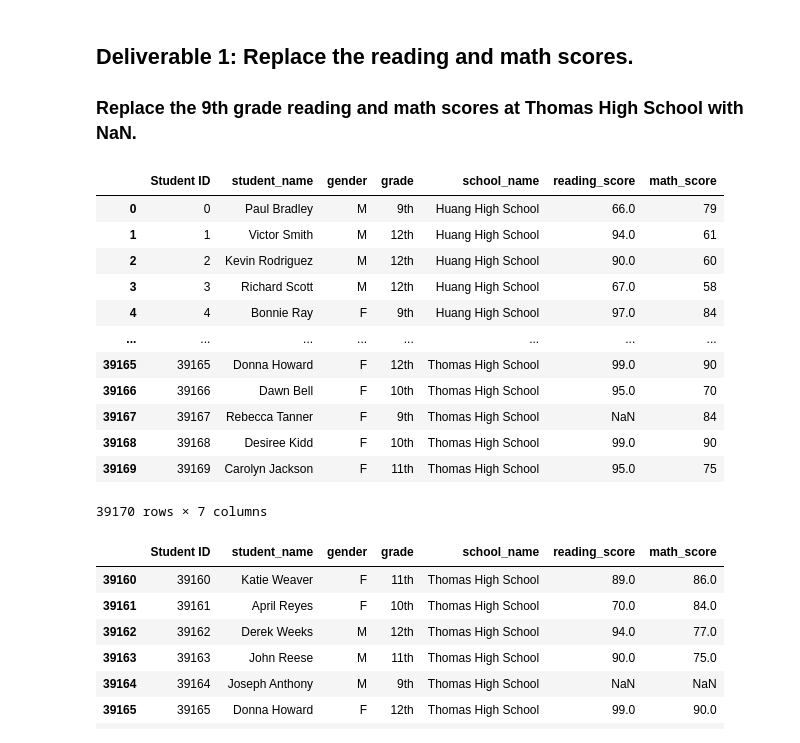
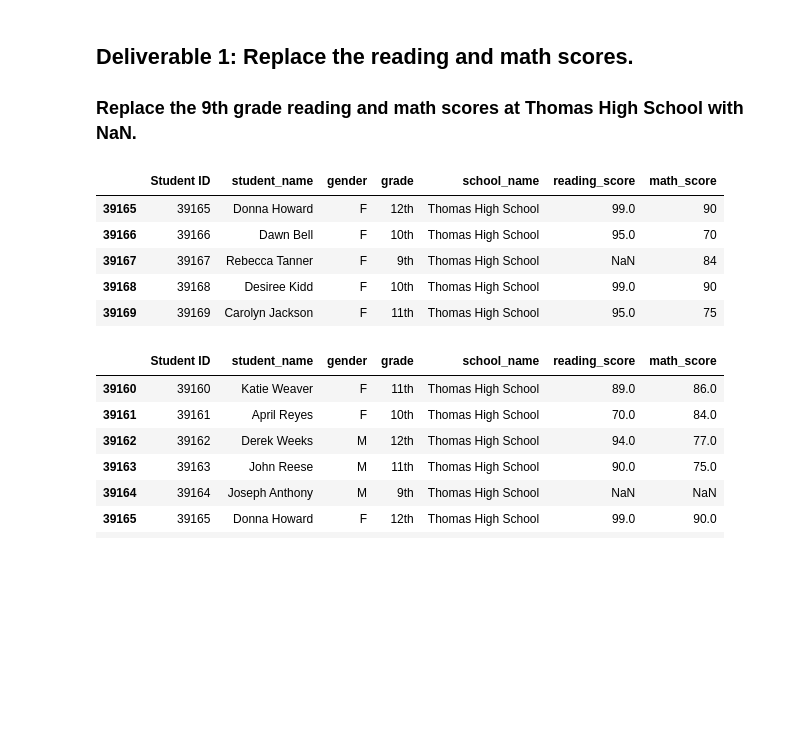
Before and after one commit to TAYLORYINGBHANDARI/School_District_Analysis., a Jupyter notebook: PyCitySchools_Challenge.ipynb, the cells around one changed output. Drawn from its saved outputs; the diff is of its cells as text; code cells hidden in the pictures; blank space fills up the shorter version.

```diff
--- a/PyCitySchools_Challenge.ipynb
+++ b/PyCitySchools_Challenge.ipynb
@@ -43,23 +35,16 @@ import numpy as np
 # %%
 # Step 2. Use the loc method on the student_data_df to select all the reading scores from the 9th grade at Thomas High School and replace them with NaN.
 student_data_df.loc[(student_data_df["grade"] == "9th") & (student_data_df["school_name"] == "Thomas High School")
                      , "reading_score"]=np.nan
 
-student_data_df
+student_data_df.tail()
 # %% [output]
 |  | Student ID | student_name | gender | grade | school_name | reading_score | math_score |
-| 0 | 0 | Paul Bradley | M | 9th | Huang High School | 66.0 | 79 |
-| 1 | 1 | Victor Smith | M | 12th | Huang High School | 94.0 | 61 |
-| 2 | 2 | Kevin Rodriguez | M | 12th | Huang High School | 90.0 | 60 |
-| 3 | 3 | Richard Scott | M | 12th | Huang High School | 67.0 | 58 |
-| 4 | 4 | Bonnie Ray | F | 9th | Huang High School | 97.0 | 84 |
-| ... | ... | ... | ... | ... | ... | ... | ... |
 | 39165 | 39165 | Donna Howard | F | 12th | Thomas High School | 99.0 | 90 |
 | 39166 | 39166 | Dawn Bell | F | 10th | Thomas High School | 95.0 | 70 |
 | 39167 | 39167 | Rebecca Tanner | F | 9th | Thomas High School | NaN | 84 |
 | 39168 | 39168 | Desiree Kidd | F | 10th | Thomas High School | 99.0 | 90 |
 | 39169 | 39169 | Carolyn Jackson | F | 11th | Thomas High School | 95.0 | 75 |
-39170 rows × 7 columns
 # %%
 #  Step 3. Refactor the code in Step 2 to replace the math scores with NaN.
 student_data_df.loc[(student_data_df["grade"]=="9th")&(student_data_df["school_name"]=="Thomas High School"), "math_score"]=np.nan
```
Also changed, not shown: parts of 18 cells of this notebook, 15 other files.
